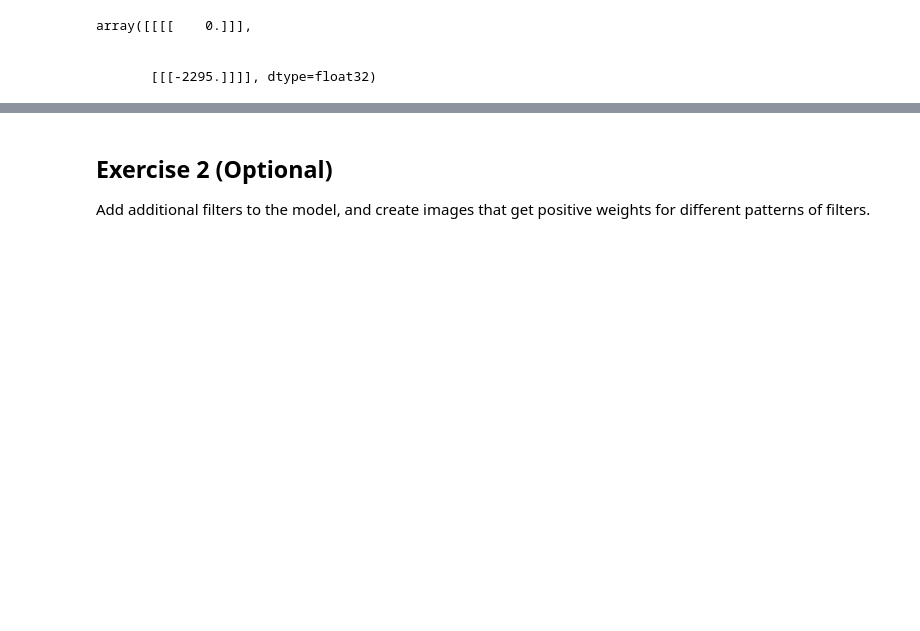
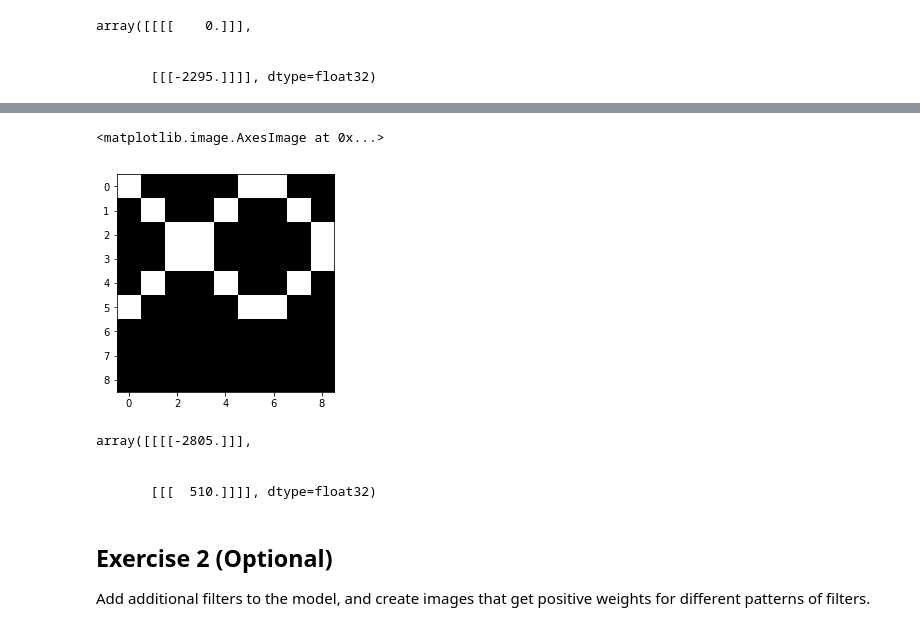
Before and after one commit to vanessachen/Advanced-Machine-Learning, a Jupyter notebook: NeuralNetworkReview/Convolutional Neural Network Review - Vanessa Chen.ipynb, the cells around one changed output, grey strips where cells are left out. Saved outputs shown, nothing was run; the diff lists cells and outputs as text; code cells hidden in the pictures; blank space fills up the shorter version.

```diff
--- a/NeuralNetworkReview/Convolutional Neural Network Review - Vanessa Chen.ipynb
+++ b/NeuralNetworkReview/Convolutional Neural Network Review - Vanessa Chen.ipynb
@@ -333,3 +359,26 @@ array([[[[    0.]]],
+# %%
+image_white_diagonals = numpy.array([
+    [255, 0, 0, 0, 0, 255, 255, 0, 0],
+    [0, 255, 0, 0, 255, 0, 0, 255, 0],
+    [0, 0, 255, 255, 0, 0, 0, 0, 255],
+    [0, 0, 255, 255, 0, 0, 0, 0, 255],
+    [0, 255, 0, 0, 255, 0, 0, 255, 0],
+    [255, 0, 0, 0, 0, 255, 255, 0, 0],
+    [0, 0, 0, 0, 0, 0, 0, 0, 0],
+    [0, 0, 0, 0, 0, 0, 0, 0, 0],
+    [0, 0, 0, 0, 0, 0, 0, 0, 0],
+], dtype=numpy.uint8)
+imshow(image_white_diagonals, cmap='gray', vmin=0, vmax=255)
+# %% [output]
+<matplotlib.image.AxesImage at 0x...>
+[figure, added]
+# %%
+predict_images([image_black_diagonals, image_white_diagonals])
+# %% [output]
+array([[[[-2805.]]],
+
+
+       [[[  510.]]]], dtype=float32)
 # %% [markdown]
 ## Exercise 2 (Optional)
 
```
Also changed, not shown: parts of 12 cells of this notebook.
